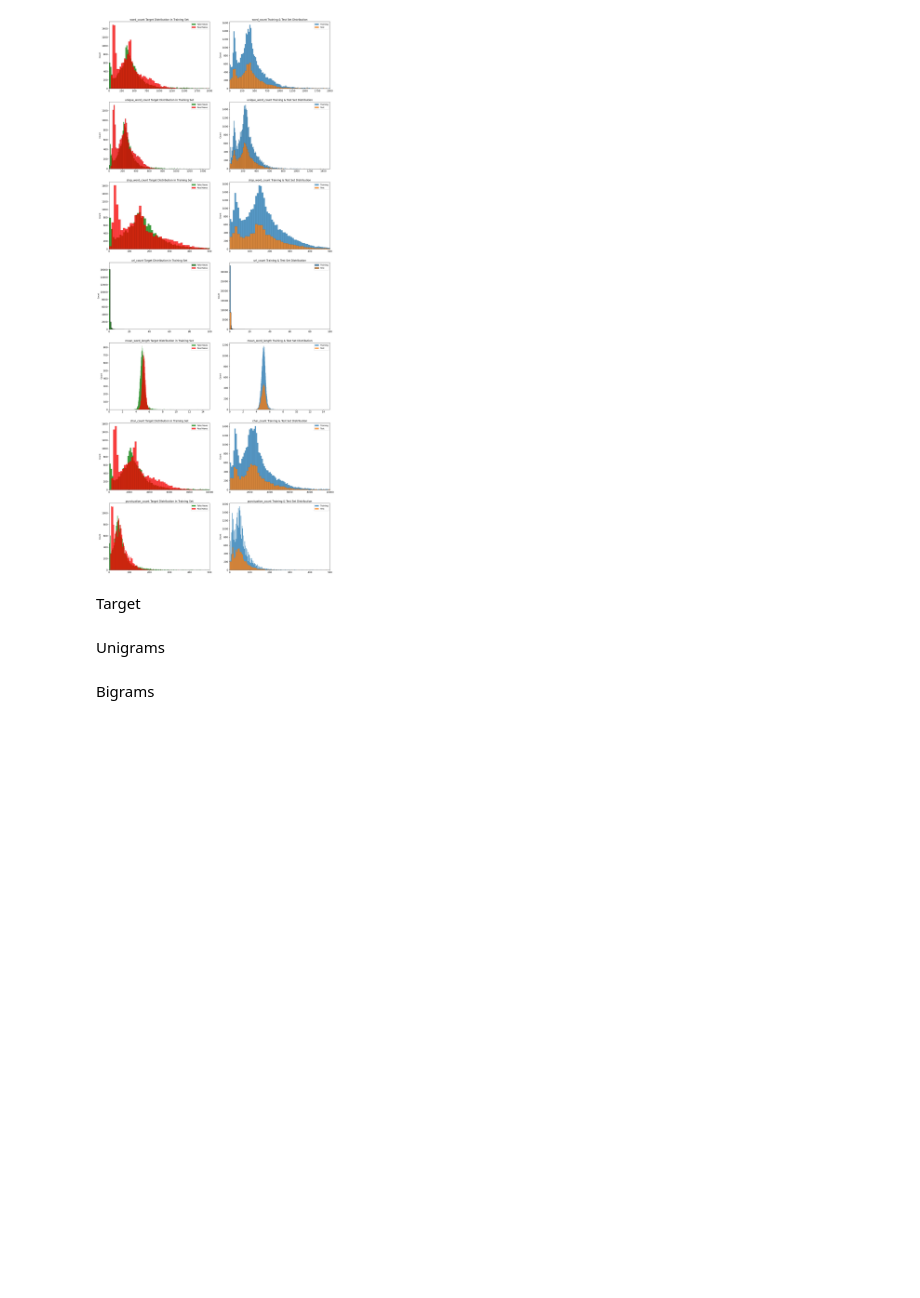
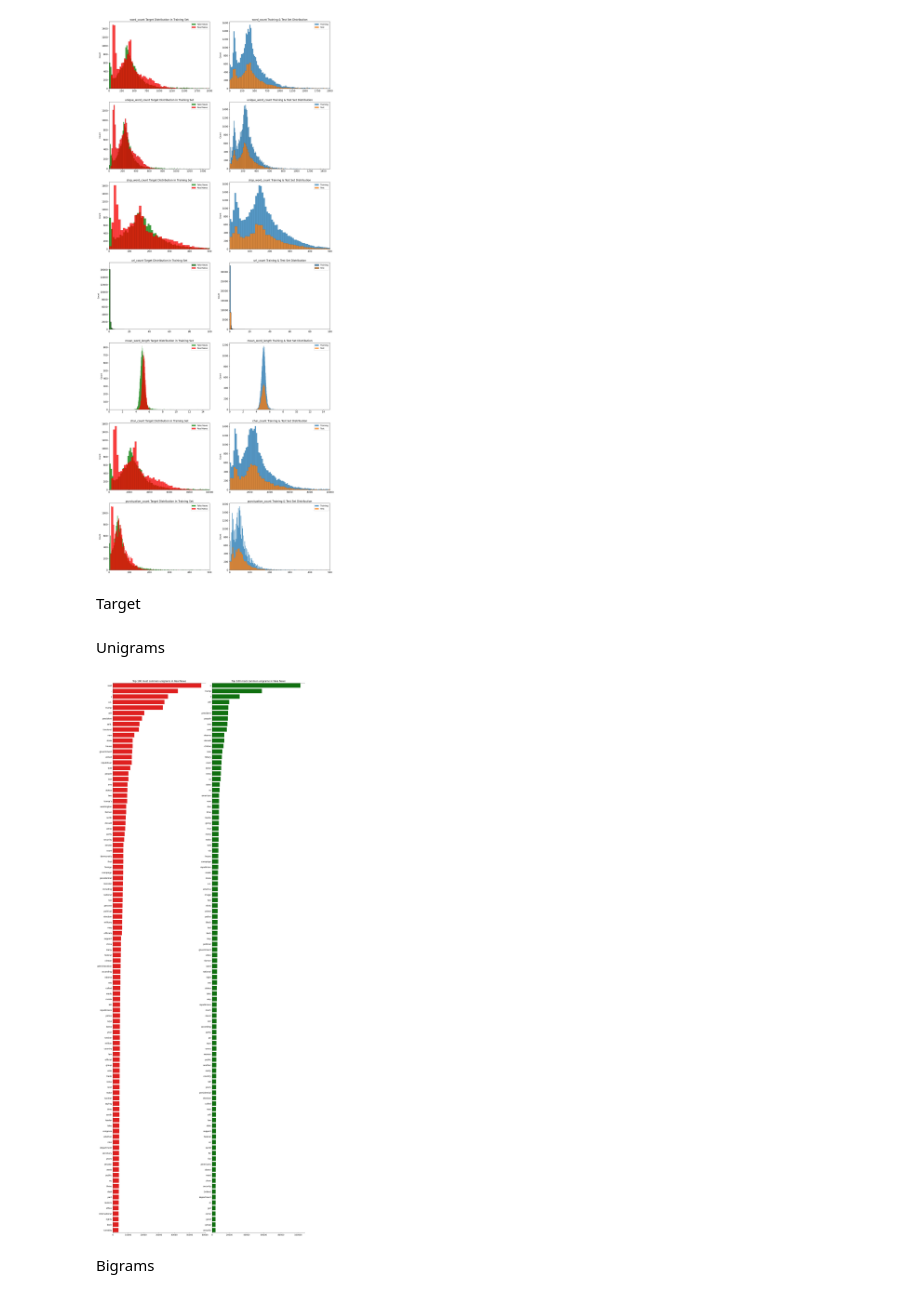
Before and after one commit to diatsa/fake_and_real_news, a Jupyter notebook: exploration.ipynb, the cells around one changed output. Saved outputs shown, nothing was run; the diff lists cells and outputs as text; code cells hidden in the pictures; blank space fills up the shorter version.

Commit message:
data cleaning

```diff
--- a/exploration.ipynb
+++ b/exploration.ipynb
@@ -128,11 +132,11 @@ N = 100
 real_news_unigrams = defaultdict(int)
 fake_news_unigrams = defaultdict(int)
 
-for tweet in df_train[FAKE_OR_REAL_NEWS]['text']:
+for tweet in train_data[FAKE_OR_REAL_NEWS]['content']:
     for word in generate_ngrams(tweet):
         real_news_unigrams[word] += 1
 
-for tweet in df_train[~FAKE_OR_REAL_NEWS]['text']:
+for tweet in train_data[~FAKE_OR_REAL_NEWS]['content']:
     for word in generate_ngrams(tweet):
         fake_news_unigrams[word] += 1
 
@@ -143,18 +147,18 @@ df_fake_news_unigrams = pd.DataFrame(sorted(fake_news_unigrams.items(), key=lamb
 real_news_bigrams = defaultdict(int)
 fake_news_bigrams = defaultdict(int)
 
-for tweet in df_train[FAKE_OR_REAL_NEWS]['text']:
+for tweet in train_data[FAKE_OR_REAL_NEWS]['content']:
     for word in generate_ngrams(tweet, n_gram=2):
         real_news_bigrams[word] += 1
 
-for tweet in df_train[~FAKE_OR_REAL_NEWS]['text']:
+for tweet in train_data[~FAKE_OR_REAL_NEWS]['content']:
     for word in generate_ngrams(tweet, n_gram=2):
         fake_news_bigrams[word] += 1
 
 df_real_news_bigrams = pd.DataFrame(sorted(real_news_bigrams.items(), key=lambda x: x[1])[::-1])
 df_fake_news_bigrams = pd.DataFrame(sorted(fake_news_bigrams.items(), key=lambda x: x[1])[::-1])
 
-for tweet in df_train[~FAKE_OR_REAL_NEWS]['text']:
+for tweet in train_data[~FAKE_OR_REAL_NEWS]['content']:
     for word in generate_ngrams(tweet, n_gram=2):
         fake_news_bigrams[word] += 1
 
@@ -165,11 +169,11 @@ df_fake_news_bigrams = pd.DataFrame(sorted(fake_news_bigrams.items(), key=lambda
 real_news_trigrams = defaultdict(int)
 fake_news_trigrams = defaultdict(int)
 
-for tweet in df_train[FAKE_OR_REAL_NEWS]['text']:
+for tweet in train_data[FAKE_OR_REAL_NEWS]['content']:
     for word in generate_ngrams(tweet, n_gram=3):
         real_news_trigrams[word] += 1
 
-for tweet in df_train[~FAKE_OR_REAL_NEWS]['text']:
+for tweet in train_data[~FAKE_OR_REAL_NEWS]['content']:
     for word in generate_ngrams(tweet, n_gram=3):
         fake_news_trigrams[word] += 1
 
@@ -178,24 +182,25 @@ df_fake_news_trigrams = pd.DataFrame(sorted(fake_news_trigrams.items(), key=lamb
 # %% [markdown]
 Unigrams
 # %%
-linkcode
 fig, axes = plt.subplots(ncols=2, figsize=(18, 50), dpi=100)
 plt.tight_layout()
 
 sns.barplot(y=df_real_news_unigrams[0].values[:N], x=df_real_news_unigrams[1].values[:N], ax=axes[0], color='red')
 sns.barplot(y=df_fake_news_unigrams[0].values[:N], x=df_fake_news_unigrams[1].values[:N], ax=axes[1], color='green')
 
 for i in range(2):
     axes[i].spines['right'].set_visible(False)
     axes[i].set_xlabel('')
     axes[i].set_ylabel('')
     axes[i].tick_params(axis='x', labelsize=13)
     axes[i].tick_params(axis='y', labelsize=13)
 
 axes[0].set_title(f'Top {N} most common unigrams in Real News', fontsize=15)
 axes[1].set_title(f'Top {N} most common unigrams in Fake News', fontsize=15)
 
 plt.show()
+# %% [output]
+[figure, added]
 # %% [markdown]
 Bigrams
 # %%
```
Also changed, not shown: parts of 9 cells of this notebook.
